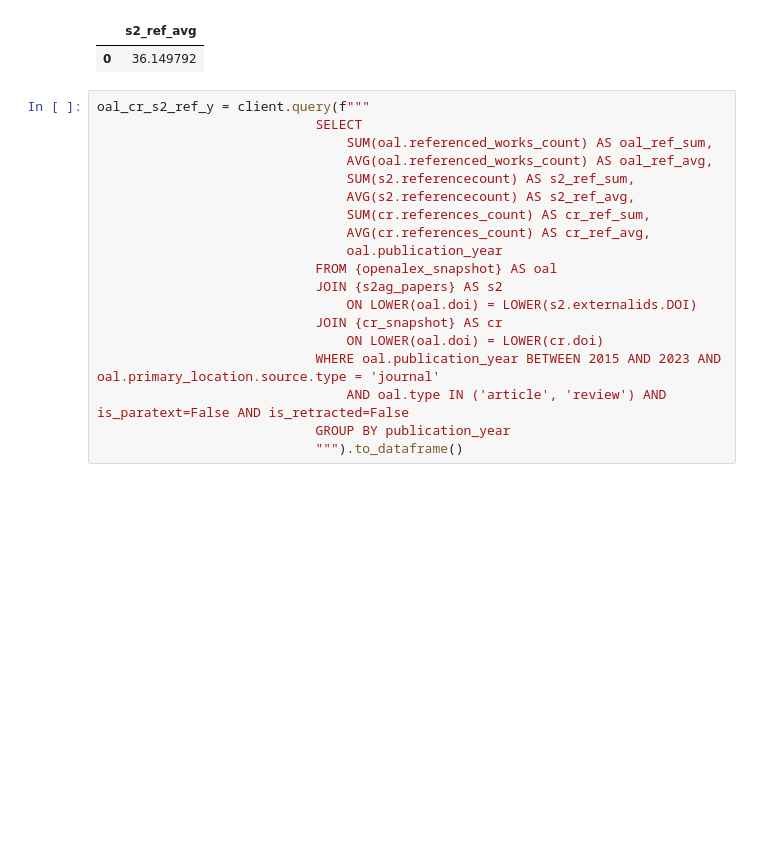
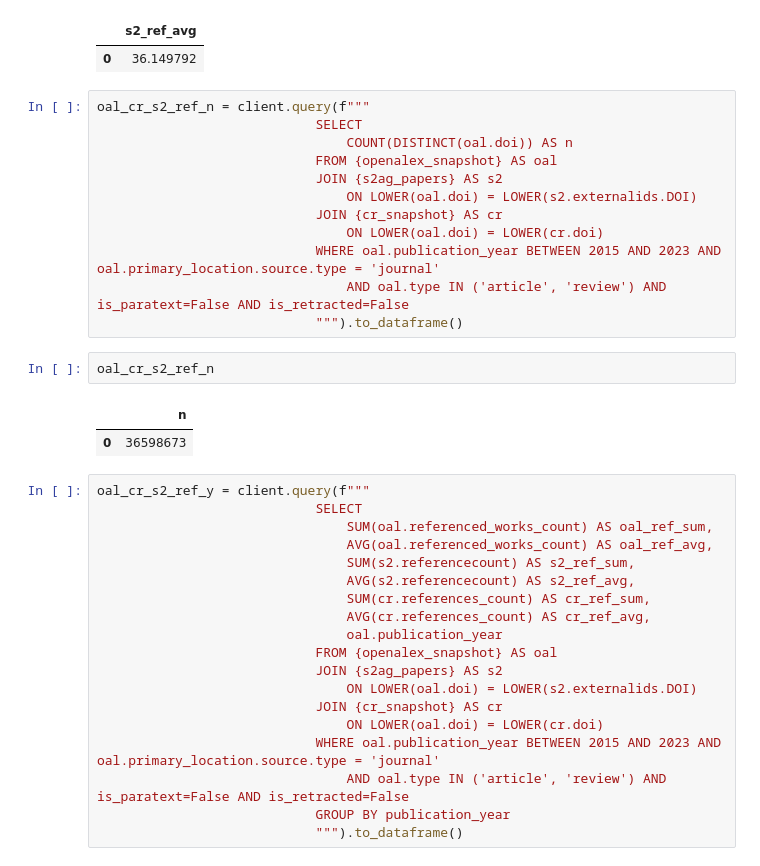
Before and after one commit to naustica/oal_s2_ref, a Jupyter notebook: Codebook.ipynb, the cells around one changed output. Cells and saved outputs as stored; diff of their text form; blank space fills up the shorter version.

```diff
--- a/Codebook.ipynb
+++ b/Codebook.ipynb
@@ -246,6 +246,23 @@ s2_ref_avg
 # %% [output]
 |  | s2_ref_avg |
 | 0 | 36.149792 |
+# %%
+oal_cr_s2_ref_n = client.query(f"""
+                            SELECT
+                                COUNT(DISTINCT(oal.doi)) AS n
+                            FROM {openalex_snapshot} AS oal
+                            JOIN {s2ag_papers} AS s2
+                                ON LOWER(oal.doi) = LOWER(s2.externalids.DOI)
+                            JOIN {cr_snapshot} AS cr
+                                ON LOWER(oal.doi) = LOWER(cr.doi)
+                            WHERE oal.publication_year BETWEEN 2015 AND 2023 AND oal.primary_location.source.type = 'journal'
+                                AND oal.type IN ('article', 'review') AND is_paratext=False AND is_retracted=False
+                            """).to_dataframe()
+# %%
+oal_cr_s2_ref_n
+# %% [output]
+|  | n |
+| 0 | 36598673 |
 # %%
 oal_cr_s2_ref_y = client.query(f"""
                             SELECT
```
